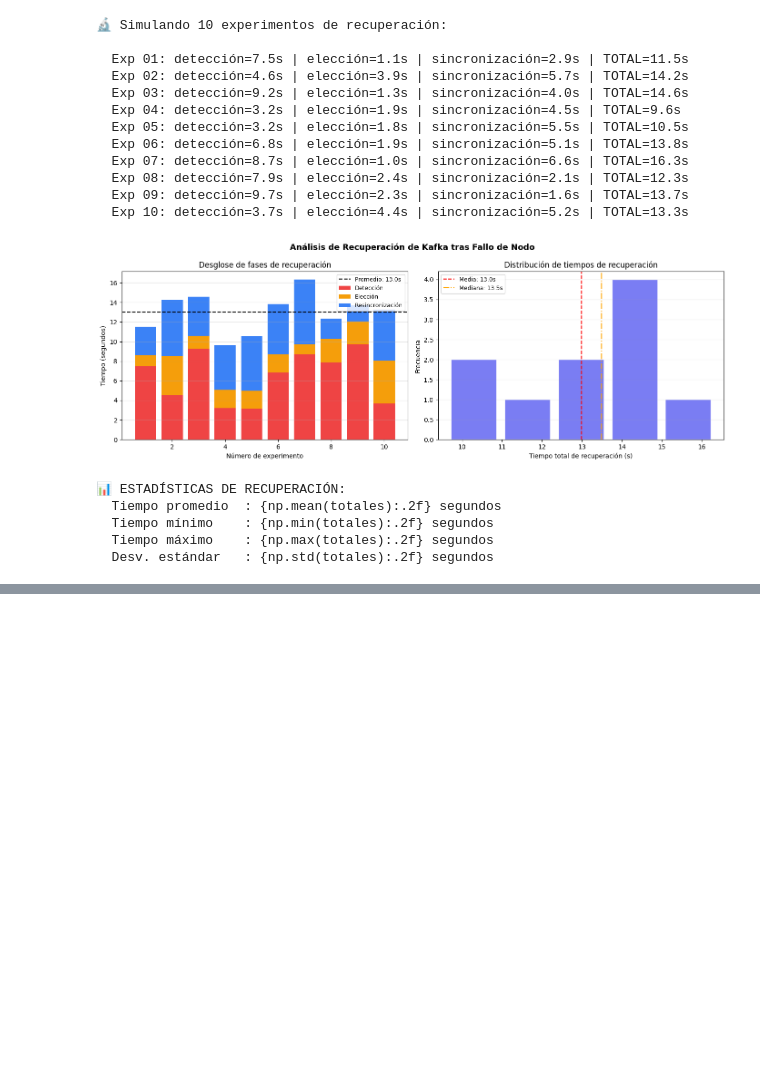
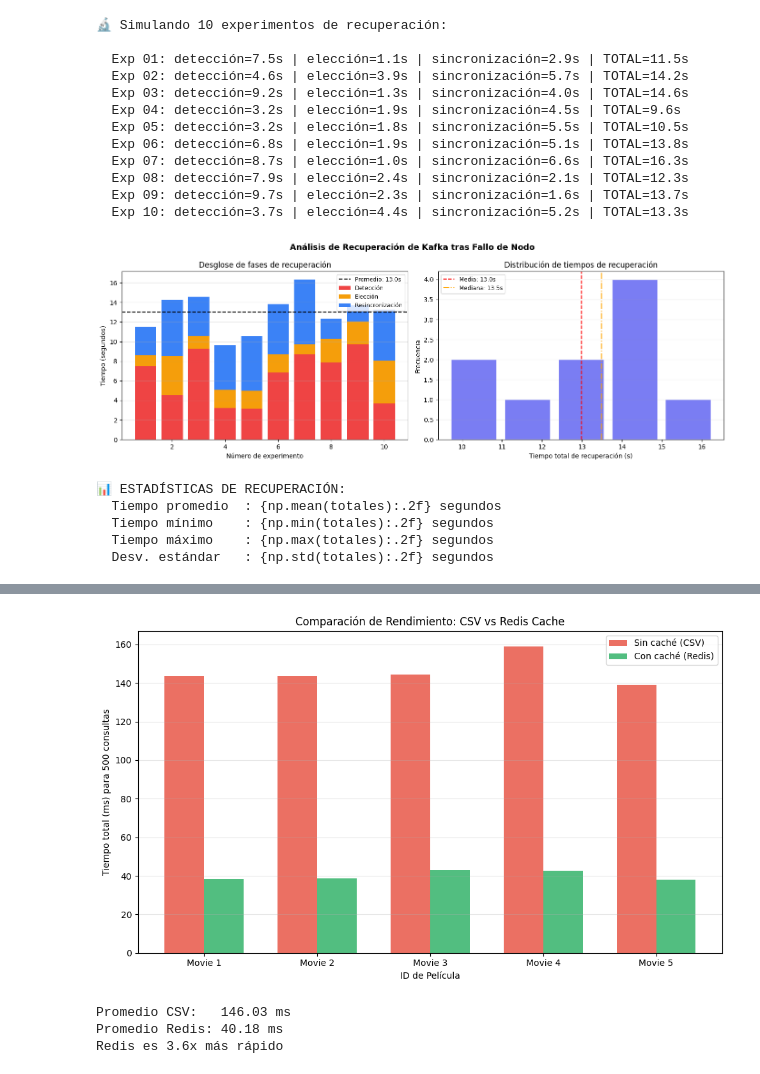
Before and after one commit to JDVAR7/IA-Intermedio, a Jupyter notebook: IA_Intermedio.ipynb, the cells around one changed output, grey strips where cells are left out. Cells and saved outputs as stored; diff of their text form; code cells hidden in the pictures; blank space fills up the shorter version.

```diff
--- a/IA_Intermedio.ipynb
+++ b/IA_Intermedio.ipynb
@@ -2275,0 +2666,70 @@ print(f"""
+# %%
+# ============================================================
+# RETO 2: Benchmark de rendimiento Redis vs CSV
+# ============================================================
+
+import fakeredis
+import pandas as pd
+import time
+import matplotlib.pyplot as plt
+import numpy as np
+
+client = fakeredis.FakeRedis(decode_responses=True)
+df = pd.read_csv('movielens/ml-latest-small/movies.csv')
+
+# Llenar caché
+for _, row in df.iterrows():
+    client.set(str(row['movieId']), row['title'])
+
+def benchmark(movie_ids, n_iteraciones=500):
+    '''Mide tiempos de acceso para múltiples películas'''
+    tiempos_csv = []
+    tiempos_redis = []
+
+    for mid in movie_ids:
+        # Medir tiempo CSV
+        t0 = time.perf_counter()
+        for _ in range(n_iteraciones):
+            df[df['movieId'] == mid]['title'].values
+        tiempos_csv.append((time.perf_counter() - t0) * 1000)  # ms
+
+        # Medir tiempo Redis
+        t0 = time.perf_counter()
+        for _ in range(n_iteraciones):
+            client.get(str(mid))
+        tiempos_redis.append((time.perf_counter() - t0) * 1000)  # ms
+
+    return tiempos_csv, tiempos_redis
+
+# Películas a evaluar
+ids = [1, 2, 3, 4, 5]
+t_csv, t_redis = benchmark(ids)
+
+# Graficar resultados
+x = np.arange(len(ids))
+ancho = 0.35
+
+fig, ax = plt.subplots(figsize=(10, 6))
+barras1 = ax.bar(x - ancho/2, t_csv, ancho, label='Sin caché (CSV)', color='#E74C3C', alpha=0.8)
+barras2 = ax.bar(x + ancho/2, t_redis, ancho, label='Con caché (Redis)', color='#27AE60', alpha=0.8)
+
+ax.set_xlabel('ID de Película')
+ax.set_ylabel('Tiempo total (ms) para 500 consultas')
+ax.set_title('Comparación de Rendimiento: CSV vs Redis Cache')
+ax.set_xticks(x)
+ax.set_xticklabels([f'Movie {i}' for i in ids])
+ax.legend()
+ax.grid(axis='y', alpha=0.3)
+plt.tight_layout()
+plt.savefig('benchmark_redis.png', dpi=150, bbox_inches='tight')
+plt.show()
+
+# Mostrar resumen
+print(f'Promedio CSV:   {np.mean(t_csv):.2f} ms')
+print(f'Promedio Redis: {np.mean(t_redis):.2f} ms')
+print(f'Redis es {np.mean(t_csv)/np.mean(t_redis):.1f}x más rápido')
+# %% [output]
+[figure, added]
+Promedio CSV:   146.03 ms
+Promedio Redis: 40.18 ms
+Redis es 3.6x más rápido
```
Also changed, not shown: parts of 25 cells of this notebook.
